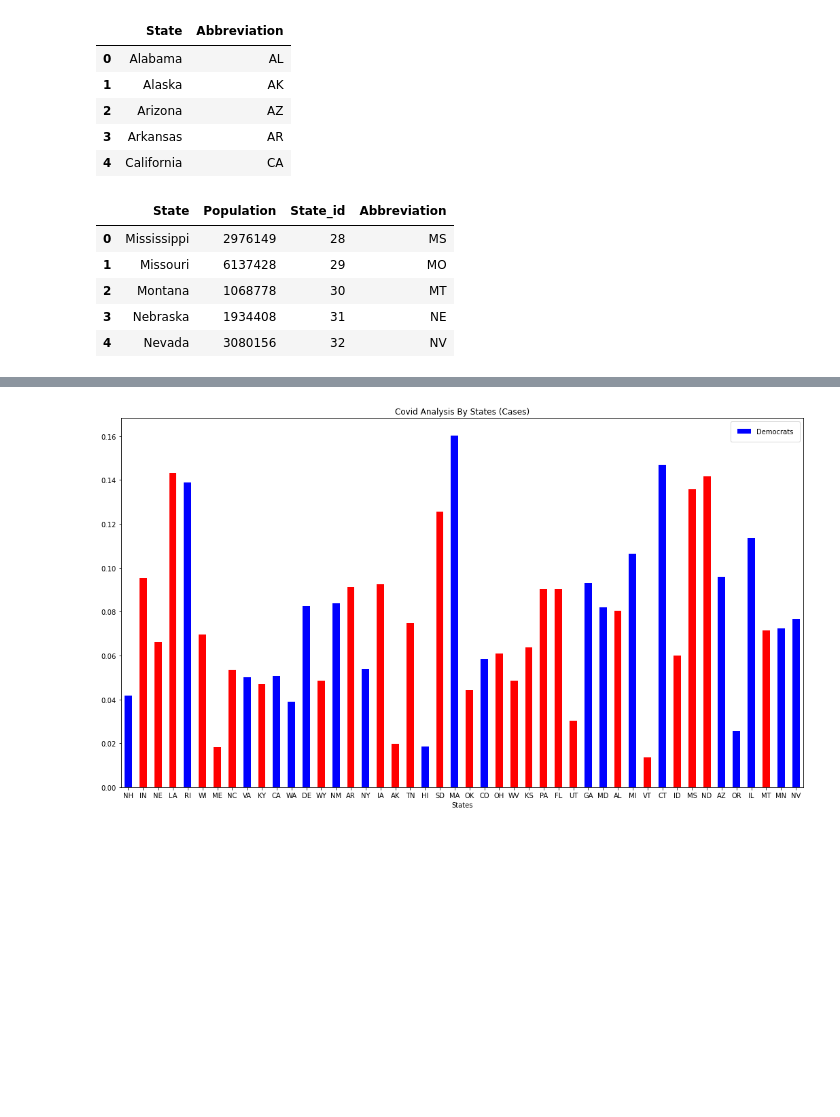
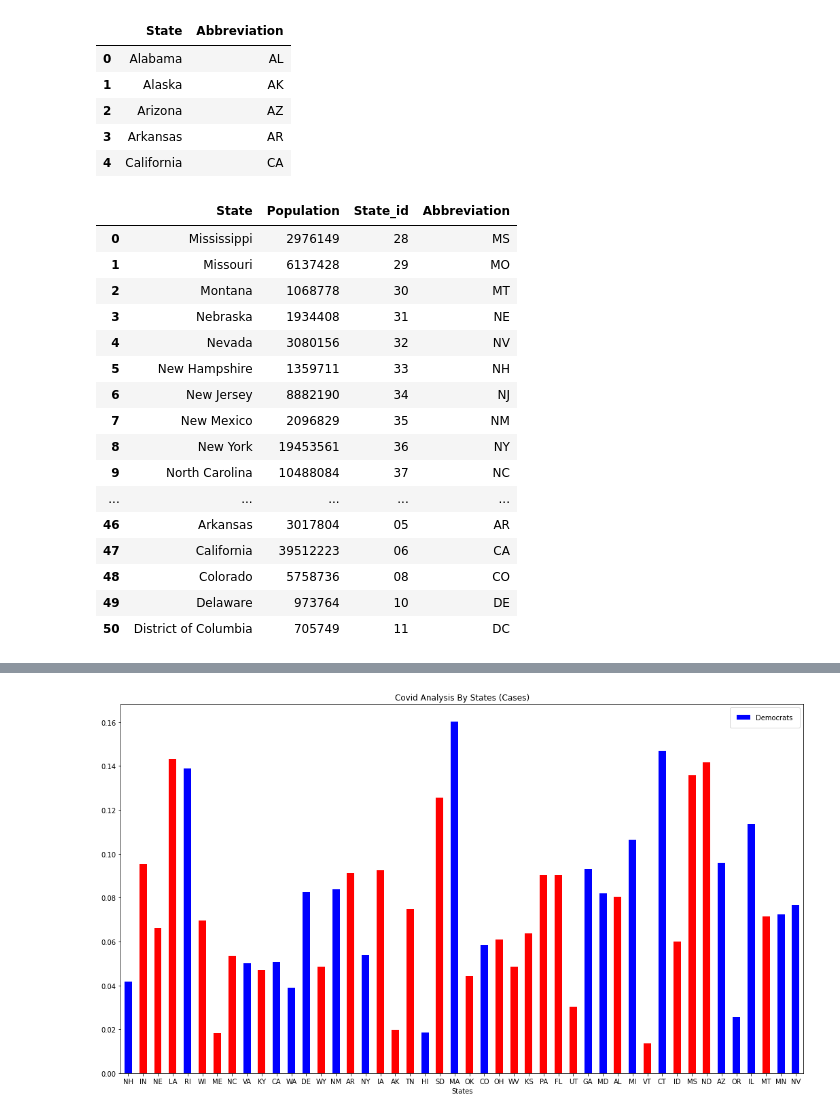
Before and after one commit to gt-data-bootcamp/data-science-bootcamp-project-1, a Jupyter notebook: covid-politics.ipynb, the cells around one changed output, grey strips where cells are left out. Saved outputs shown, nothing was run; the diff lists cells and outputs as text; code cells hidden in the pictures; blank space fills up the shorter version.

```diff
--- a/covid-politics.ipynb
+++ b/covid-politics.ipynb
@@ -237,15 +233,26 @@ state_abb.head()
 | 2 | Arizona | AZ |
 | 3 | Arkansas | AR |
 | 4 | California | CA |
-# %%
-statepop = statepop.merge(state_abb, on='State')
-
-statepop.head()
-# %% [output]
-|  | State | Population | State_id | Abbreviation |
-| 0 | Mississippi | 2976149 | 28 | MS |
-| 1 | Missouri | 6137428 | 29 | MO |
-| 2 | Montana | 1068778 | 30 | MT |
-| 3 | Nebraska | 1934408 | 31 | NE |
-| 4 | Nevada | 3080156 | 32 | NV |
+# %%
+# Add state abb to population info
+statepop = statepop.merge(state_abb)
+statepop
+# %% [output]
+|  | State | Population | State_id | Abbreviation |
+| 0 | Mississippi | 2976149 | 28 | MS |
+| 1 | Missouri | 6137428 | 29 | MO |
+| 2 | Montana | 1068778 | 30 | MT |
+| 3 | Nebraska | 1934408 | 31 | NE |
+| 4 | Nevada | 3080156 | 32 | NV |
+| 5 | New Hampshire | 1359711 | 33 | NH |
+| 6 | New Jersey | 8882190 | 34 | NJ |
+| 7 | New Mexico | 2096829 | 35 | NM |
+| 8 | New York | 19453561 | 36 | NY |
+| 9 | North Carolina | 10488084 | 37 | NC |
+| ... | ... | ... | ... | ... |
+| 46 | Arkansas | 3017804 | 05 | AR |
+| 47 | California | 39512223 | 06 | CA |
+| 48 | Colorado | 5758736 | 08 | CO |
+| 49 | Delaware | 973764 | 10 | DE |
+| 50 | District of Columbia | 705749 | 11 | DC |
 # %%
```
Also changed, not shown: parts of 26 cells of this notebook.
